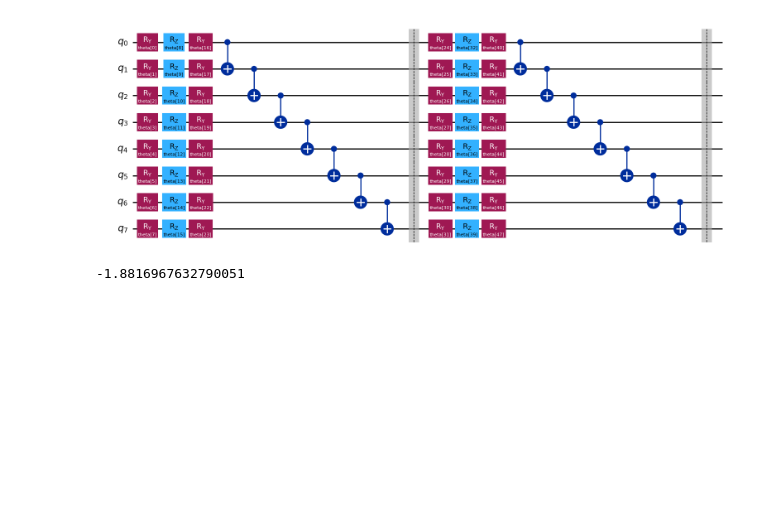
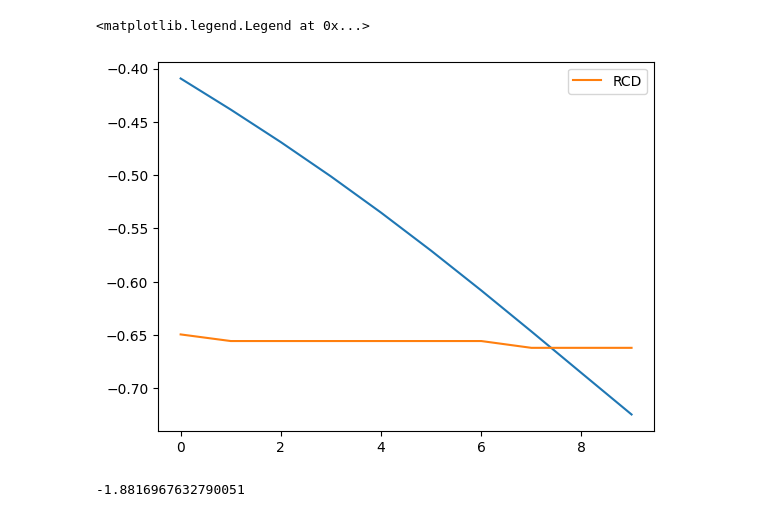
Before and after one commit to NAIST-Archlab/QNG-Benchmark, a Jupyter notebook: vqe/qevocircuit_H2_631g.ipynb, the cells around one changed output. Saved outputs shown, nothing was run; the diff lists cells and outputs as text; code cells hidden in the pictures; blank space fills up the shorter version.

```diff
--- a/vqe/qevocircuit_H2_631g.ipynb
+++ b/vqe/qevocircuit_H2_631g.ipynb
@@ -1,34 +0,0 @@
-# %%
-import qiskit
-
-n_qubits=8
-n=3
-theta = qiskit.circuit.ParameterVector('theta',2*n*n_qubits)
-#theta = np.random.rand(n*n_qubits)
-#print(theta)
-qc = qiskit.QuantumCircuit(n_qubits)
-for i in range(n_qubits):
-    qc.ry(theta[i], i)
-for i in range(n_qubits):
-    qc.rz(theta[i+n_qubits], i)
-for i in range(n_qubits):
-    qc.ry(theta[i+2*n_qubits], i)
-
-for i in range(n_qubits-1):
-    qc.cx(i, i+1)
-qc.barrier()
-
-for i in range(n_qubits):
-    qc.ry(theta[i+3*n_qubits], i)
-for i in range(n_qubits):
-    qc.rz(theta[i+4*n_qubits], i)
-for i in range(n_qubits):
-    qc.ry(theta[i+5*n_qubits], i)
-
-for i in range(n_qubits-1):
-    qc.cx(i, i+1)
-qc.barrier()
-
-qc.draw('mpl')
-# %% [output]
-[figure, removed]
@@ -34,0 +50,29 @@ qc.draw('mpl')
+# %%
+class RCDOptimizer:
+    def __init__(self, eta=0.01 , h=0.005):
+        self.h = h
+        self.eta = eta
+
+    def step(self, objective_fn, theta):
+        i = np.random.randint(theta.size)
+        shape = theta.shape
+        dt = np.eye(1,theta.size,i)
+        theta = theta.reshape(-1)
+        dtheta = (objective_fn((theta+dt*self.h).reshape(shape))
+                    -objective_fn((theta-dt*self.h).reshape(shape)))/(2*self.h)
+        return (theta - self.eta*dtheta*dt).reshape(shape)
+
+    def step_and_cost(self, objective_fn, theta):
+        theta = self.step(objective_fn, theta)
+        return theta, objective_fn(theta)
+
+opt = RCDOptimizer(eta=0.1, h=0.01)
+costs_rcd = vqe(opt, 1)
+# %%
+import matplotlib.pyplot as plt
+plt.plot(costs)
+plt.plot(costs_rcd, label="RCD")
+plt.legend()
+# %% [output]
+<matplotlib.legend.Legend at 0x...>
+[figure, added]
```
Also changed, not shown: parts of 4 cells of this notebook, 10 other files.
